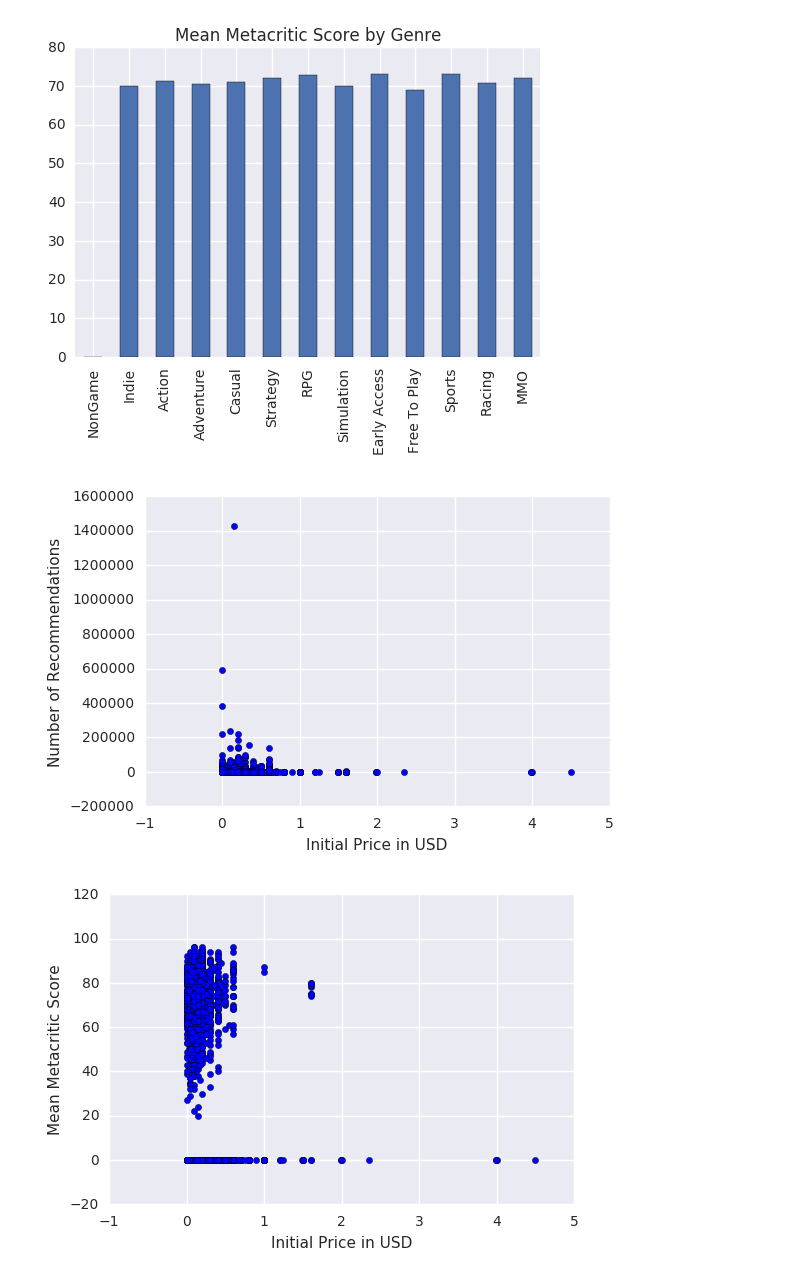
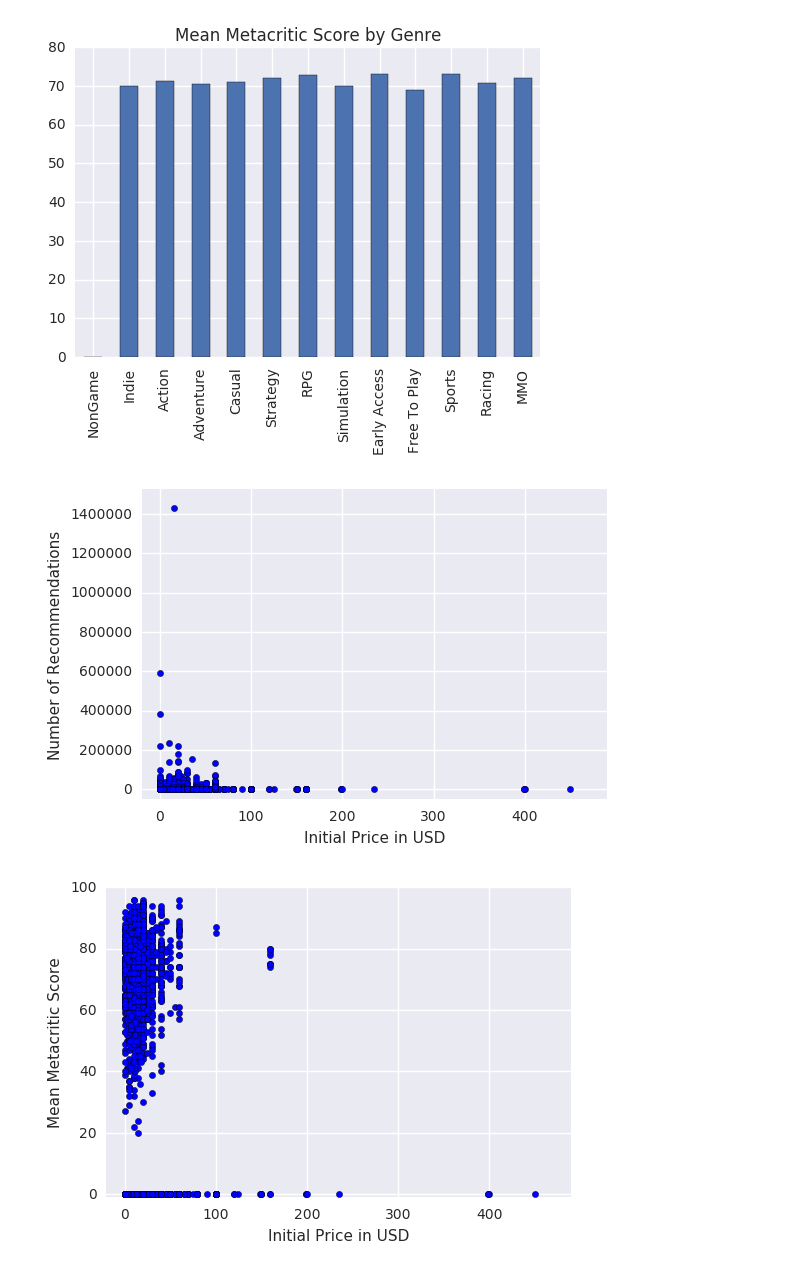
Before and after one commit to CraigKelly/steam-data, a Jupyter notebook: analysis/analysis-elh.ipynb, the cells around one changed output. Drawn from its saved outputs; the diff is of its cells as text; code cells hidden in the pictures.

```diff
--- a/analysis/analysis-elh.ipynb
+++ b/analysis/analysis-elh.ipynb
@@ -150,17 +152,21 @@ plt.show()
 [figure]
 # %%
 #Recommendations by Price (Y,X)
-c = plt.scatter(DF['PriceInitial'] * 0.01,DF['RecommendationCount'])
+c = plt.scatter(DF['PriceInitial'],DF['RecommendationCount'])
 plt.xlabel("Initial Price in USD")
 plt.ylabel("Number of Recommendations")
+plt.xlim((-20,490))
+plt.ylim(-50000, plt.ylim()[1]-75000)
 plt.show()
 # %% [output]
-[figure, old version]
+[figure, new version]
 # %%
 #Metacritic score by Price (Y,X)
-c = plt.scatter(DF['PriceInitial'] * 0.01,DF['Metacritic'])
+c = plt.scatter(DF['PriceInitial'],DF['Metacritic'])
 plt.xlabel("Initial Price in USD")
 plt.ylabel("Mean Metacritic Score")
+plt.xlim((-20,490))
+plt.ylim(-1, 100)
 plt.show()
 # %% [output]
-[figure, old version]
+[figure, new version]
```
Also changed, not shown: parts of 1 cell of this notebook, 7 other files.
